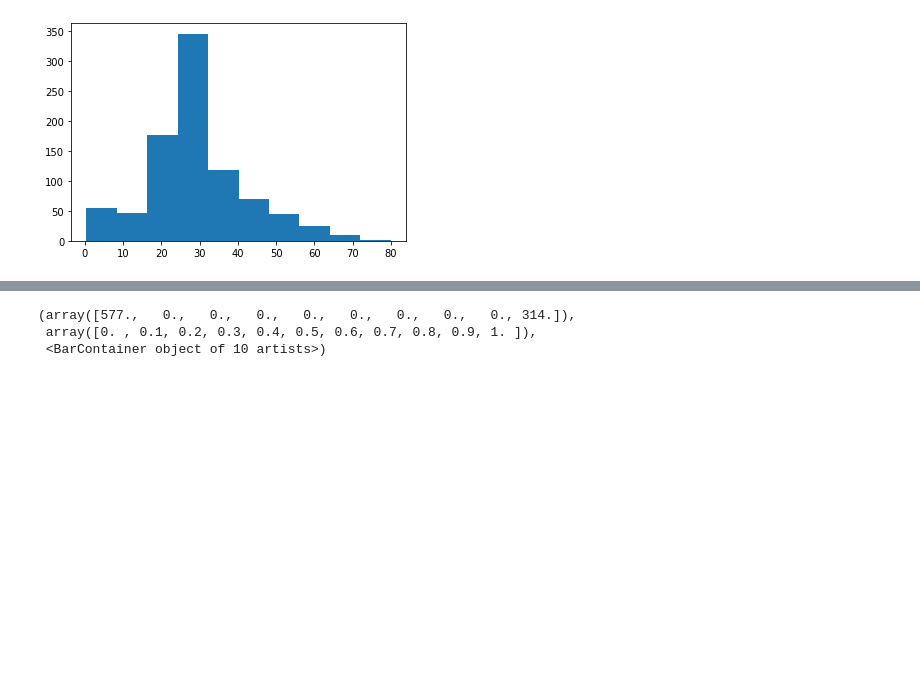
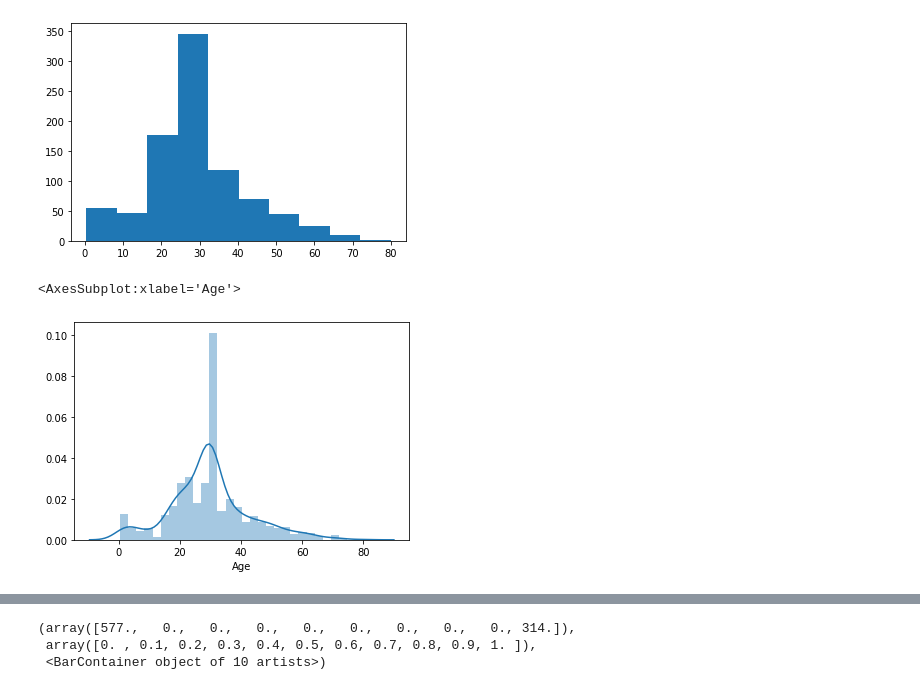
Before and after one commit to tasozgurcem11/titanic-survival-prediction, a Jupyter notebook: titanic.ipynb, the cells around one changed output, grey strips where cells are left out. Cells and saved outputs as stored; diff of their text form; code cells hidden in the pictures; blank space fills up the shorter version.

```diff
--- a/titanic.ipynb
+++ b/titanic.ipynb
@@ -98,3 +98,8 @@ plt.hist(ages)
         64.084, 72.042, 80.   ]),
  <BarContainer object of 10 artists>)
 [figure]
+# %%
+sns.distplot(ages)
+# %% [output]
+<AxesSubplot:xlabel='Age'>
+[figure, added]
```
Also changed, not shown: parts of 8 cells of this notebook.
